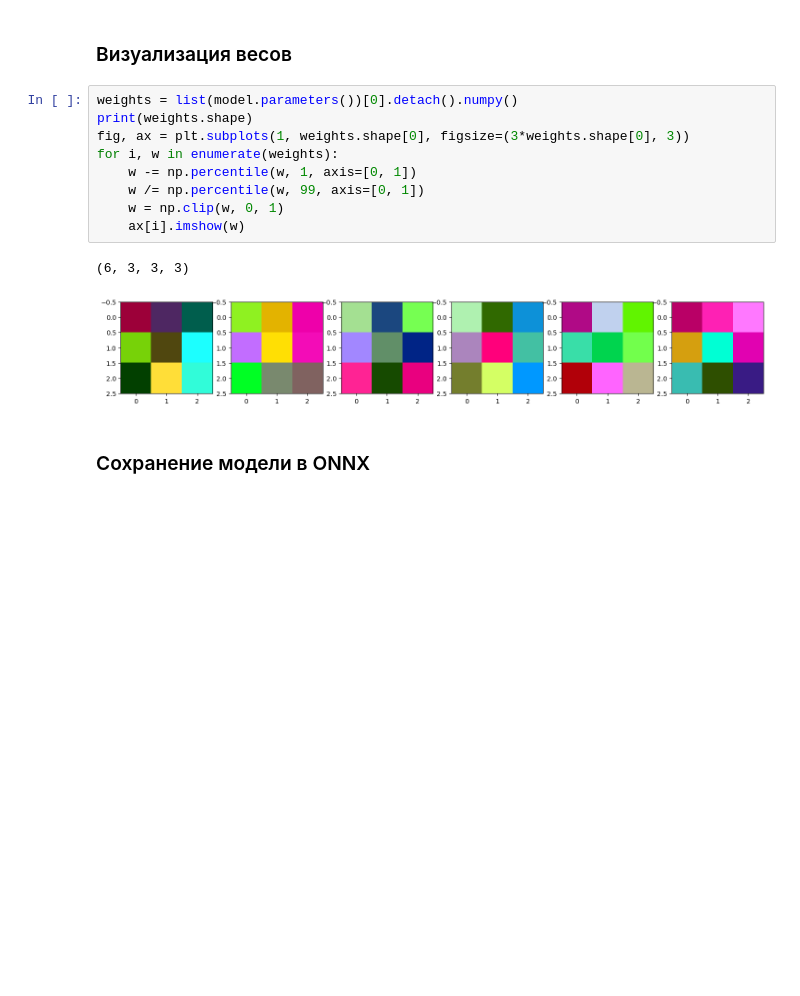
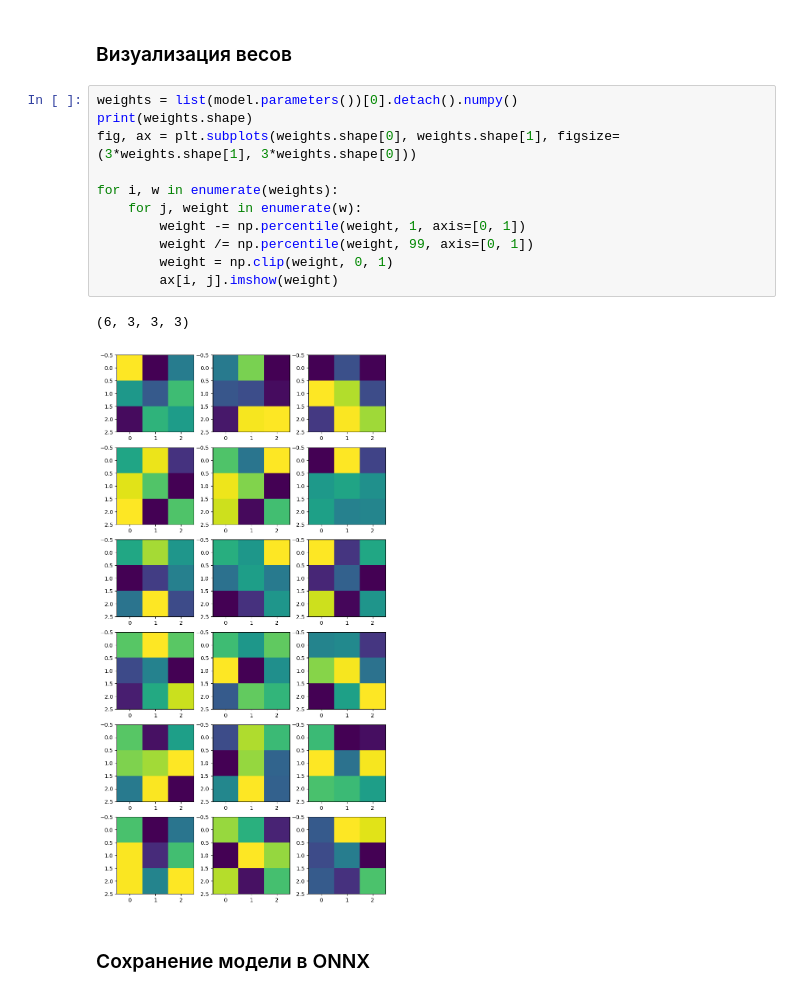
Before and after one commit to mk1MoreBugs/6lab_ML, a Jupyter notebook: 6lab.ipynb, the cells around one changed output. Cells and saved outputs as stored; diff of their text form; blank space fills up the shorter version.

Commit message:
Update weights visualization

```diff
--- a/6lab.ipynb
+++ b/6lab.ipynb
@@ -330,15 +330,17 @@ fox
 # %%
 weights = list(model.parameters())[0].detach().numpy()
 print(weights.shape)
-fig, ax = plt.subplots(1, weights.shape[0], figsize=(3*weights.shape[0], 3))
+fig, ax = plt.subplots(weights.shape[0], weights.shape[1], figsize=(3*weights.shape[1], 3*weights.shape[0]))
+
 for i, w in enumerate(weights):
-    w -= np.percentile(w, 1, axis=[0, 1])
-    w /= np.percentile(w, 99, axis=[0, 1])
-    w = np.clip(w, 0, 1)
-    ax[i].imshow(w)
+    for j, weight in enumerate(w):
+        weight -= np.percentile(weight, 1, axis=[0, 1])
+        weight /= np.percentile(weight, 99, axis=[0, 1])
+        weight = np.clip(weight, 0, 1)
+        ax[i, j].imshow(weight)
 # %% [output]
 (6, 3, 3, 3)
-[figure, old version]
+[figure, new version]
 # %% [markdown]
 ### Сохранение модели в ONNX
 # %%
```
Also changed, not shown: parts of 4 cells of this notebook.
